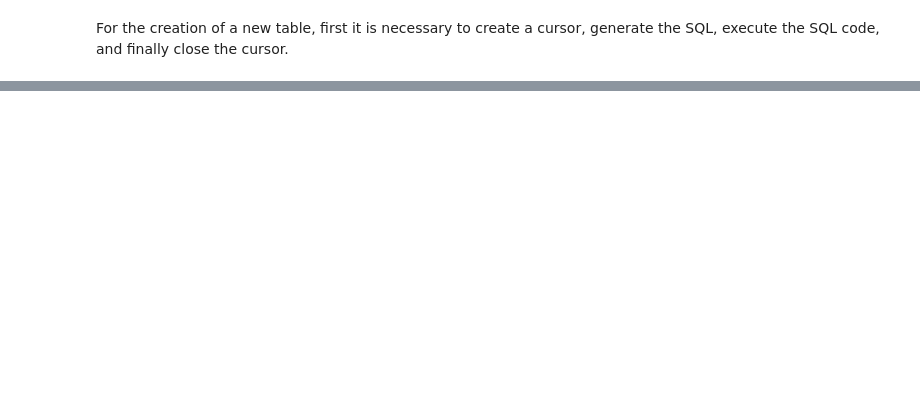
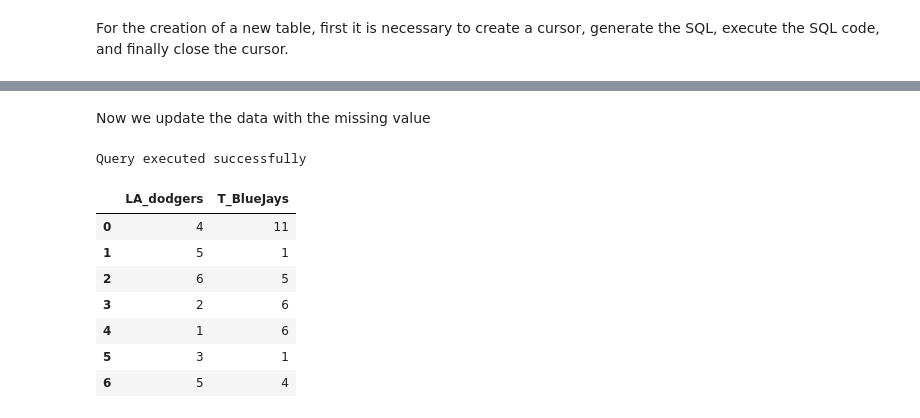
Before and after one commit to YefridC09/ST-554_Big_data_analysis, a Jupyter notebook: HW5_Yefrid__Cordoba.ipynb, the cells around one changed output, grey strips where cells are left out. Drawn from its saved outputs; the diff is of its cells as text; code cells hidden in the pictures; blank space fills up the shorter version.

```diff
--- a/HW5_Yefrid__Cordoba.ipynb
+++ b/HW5_Yefrid__Cordoba.ipynb
@@ -23,2 +26,12 @@ MLB = sqlite3.connect("lahman_1871-2022.sqlite")
+# %%
+def execute_query(connection, query):
+    cursor = connection.cursor()
+    try:
+        cursor.execute(query)
+        print("Query executed successfully")
+        #connection.commit()
+    except sqlite3.Error as e:
+        print(f"The error '{e}' occurred")
+    cursor.close()
 # %% [markdown]
 For the creation of a new table, first it is necessary to create a cursor, generate the SQL, execute the SQL code, and finally close the cursor.
@@ -24,0 +116,26 @@ For the creation of a new table, first it is necessary to create a cursor, gener
+# %% [markdown]
+Now we update the data with the missing value
+# %%
+mod_row = """
+    UPDATE recent_final
+    SET T_BlueJays = 4
+    WHERE (T_BlueJays is null);
+"""
+
+execute_query(MLB, mod_row)
+
+#Showing the table
+pd.read_sql('''
+        SELECT *
+        FROM recent_final;
+        ''', MLB)
+# %% [output]
+Query executed successfully
+|  | LA_dodgers | T_BlueJays |
+| 0 | 4 | 11 |
+| 1 | 5 | 1 |
+| 2 | 6 | 5 |
+| 3 | 2 | 6 |
+| 4 | 1 | 6 |
+| 5 | 3 | 1 |
+| 6 | 5 | 4 |
```
Also changed, not shown: parts of 16 cells of this notebook.
